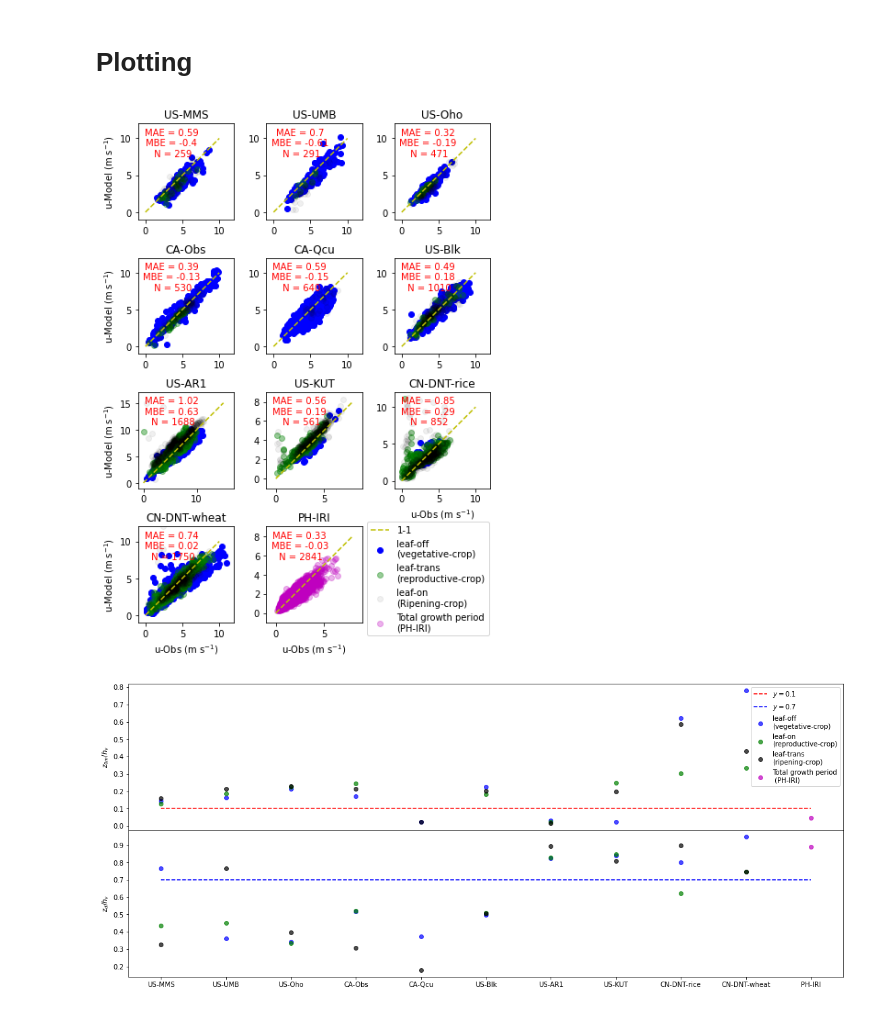
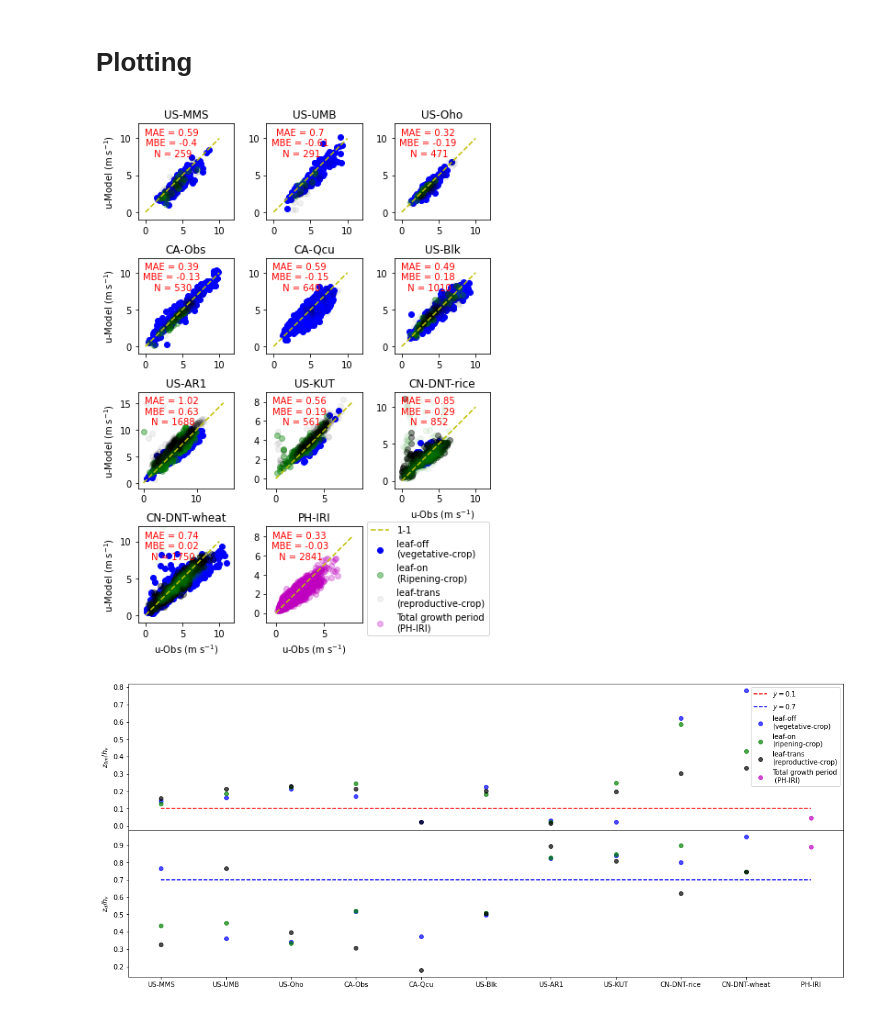
Before and after one commit to Urban-Meteorology-Reading/SUEWS_parameters, a Jupyter notebook: roughness.ipynb, the cells around one changed output. Saved outputs shown, nothing was run; the diff lists cells and outputs as text; code cells hidden in the pictures.

```diff
--- a/roughness.ipynb
+++ b/roughness.ipynb
@@ -677,7 +677,7 @@ for i,name in enumerate(names[:]):
 
         if name in ['CN-DNT-rice','CN-DNT-wheat']:
 
-            for crop_state,color,alpha in zip(['veg','rep','rip'],['b','g','k'],[1,0.4,0.06]):
+            for crop_state,color,alpha in zip(['veg','rep','rip'],['b','k','g'],[1,0.4,0.06]):
                 z0=res[name][crop_state]['z0']
                 d=res[name][crop_state]['d']
                 h_sfc=res[name][crop_state]['h_sfc']
@@ -716,36 +716,36 @@ for i,name in enumerate(names[:]):
         ax.plot([0,15],[0,15],c='y',linestyle='--')
         ax.set_ylim([-1,17])
         ax.set_xlim([-1,17])
     elif name in ['PH-IRI','US-KUT']:
         ax.plot([0,8],[0,8],c='y',linestyle='--')
         ax.set_ylim([-1,9])
         ax.set_xlim([-1,9])
     else:
         ax.plot([0,10],[0,10],c='y',linestyle='--')
 
 
     if name in ['CN-DNT-wheat','PH-IRI','CN-DNT-rice']:
         ax.set_xlabel('u-Obs (m s$^{-1}$)' )
     if name in ['US-MMS','CA-Obs','US-AR1','CN-DNT-wheat',]:
         ax.set_ylabel('u-Model (m s$^{-1}$)')
 
     ax.set_title(name+'  (z$_{0m}$='+str(np.round(z0,2))+', z$_d$='+str(np.round(d,2))+', h$_v$='+str(h_sfc)+')')
     ax.set_title(name)
     x0, x1 = ax.get_xlim()
     y0, y1 = ax.get_ylim()
     ax.set_aspect(abs(x1 - x0) / abs(y1 - y0))
 
     if name=='US-MMS':
         ax.scatter([],[],color='m',alpha=0.3)
         ax.legend(['1-1','leaf-off\n(vegetative-crop)',
+                   'leaf-on\n(Ripening-crop)',
                    'leaf-trans\n(reproductive-crop)',
-                   'leaf-on\n(Ripening-crop)',
                    'Total growth period\n(PH-IRI)'],bbox_to_anchor=(3.7, -3.1),fontsize=10)
 
 axs[3][2].axis('off')
-plt.savefig('WS_obs_mod-LAI-off-2005.png',dpi=300,bbox_inches = 'tight',pad_inches = 0.01)
+plt.savefig('WS_obs_mod-LAI-off.png',dpi=300,bbox_inches = 'tight',pad_inches = 0.01)
 # %% [output]
-[figure, old version]
+[figure, new version]
 # %%
 names=['US-MMS','US-UMB','US-Oho','CA-Obs','CA-Qcu',
        'US-Blk','US-AR1','US-KUT','CN-DNT-rice','CN-DNT-wheat','PH-IRI']
@@ -769,8 +769,8 @@ for name in names:
     all_data[name]={}
     if name not in ['CN-DNT-rice','CN-DNT-wheat','PH-IRI']:
         for LAI_state,color,crop in zip(['off','on','trans'],colors,['\n(vegetative-crop)',
-                                                                    '\n(reproductive-crop)',
-                                                                    '\n(ripening-crop)']):
+                                                                    '\n(ripening-crop)',
+                                                                    '\n(reproductive-crop)']):
             all_data[name][LAI_state]={}
             try:
                 if name in ['CA-Qcu']:
@@ -828,7 +828,7 @@ for name in names:
     else:
 
         if name in ['CN-DNT-rice','CN-DNT-wheat']:
-            for crop_state,color in zip(['veg','rep','rip'],colors):
+            for crop_state,color in zip(['veg','rip','rep'],colors):
                 all_data[name][crop_state]={}
                 r_z=np.median(res[name][crop_state]['z0s'])/np.median(res[name][crop_state]['h_sfc'])
                 all_data[name][crop_state]['$z_0$']=np.round(np.median(res[name][crop_state]['z0s']),2)
@@ -889,7 +889,7 @@ for name in names:
     else:
 
         if name in ['CN-DNT-rice','CN-DNT-wheat']:
-            for crop_state,color in zip(['veg','rep','rip'],colors):
+            for crop_state,color in zip(['veg','rip','rep'],colors):
                 r_z=np.median(res[name][crop_state]['ds'])/np.median(res[name][crop_state]['h_sfc'])
                 ax.scatter(name,r_z,color=color,alpha=0.7)
 
@@ -906,7 +906,7 @@ ax.set_ylabel('$z_{d}/h_v$')
 
 plt.savefig('z0_d.png',dpi=300,bbox_inches = 'tight',pad_inches = 0.01)
 # %% [output]
-[figure, old version]
+[figure, new version]
 # %%
 pd.DataFrame.from_dict(all_data)
 # %% [output]
```
Also changed, not shown: parts of 2 cells of this notebook, 12 other files.
